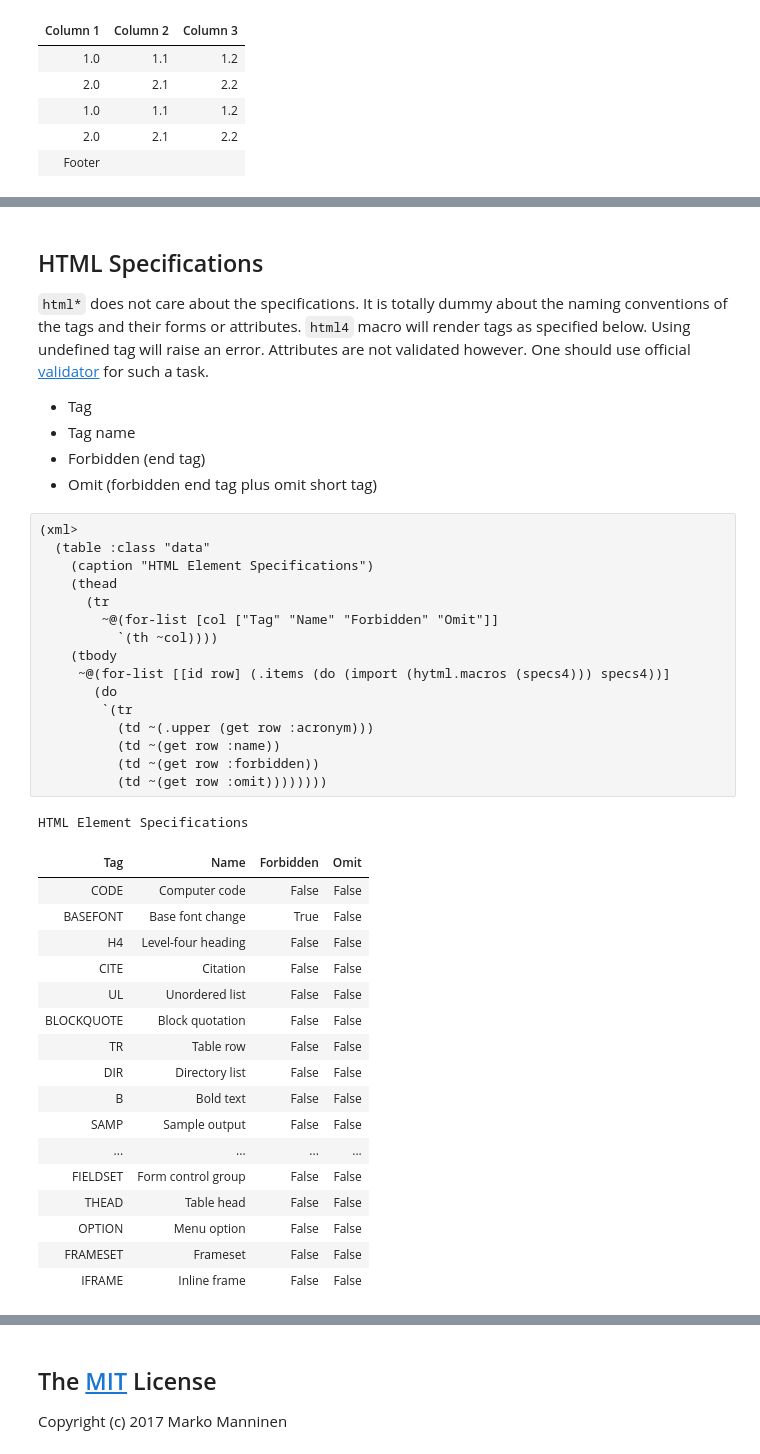
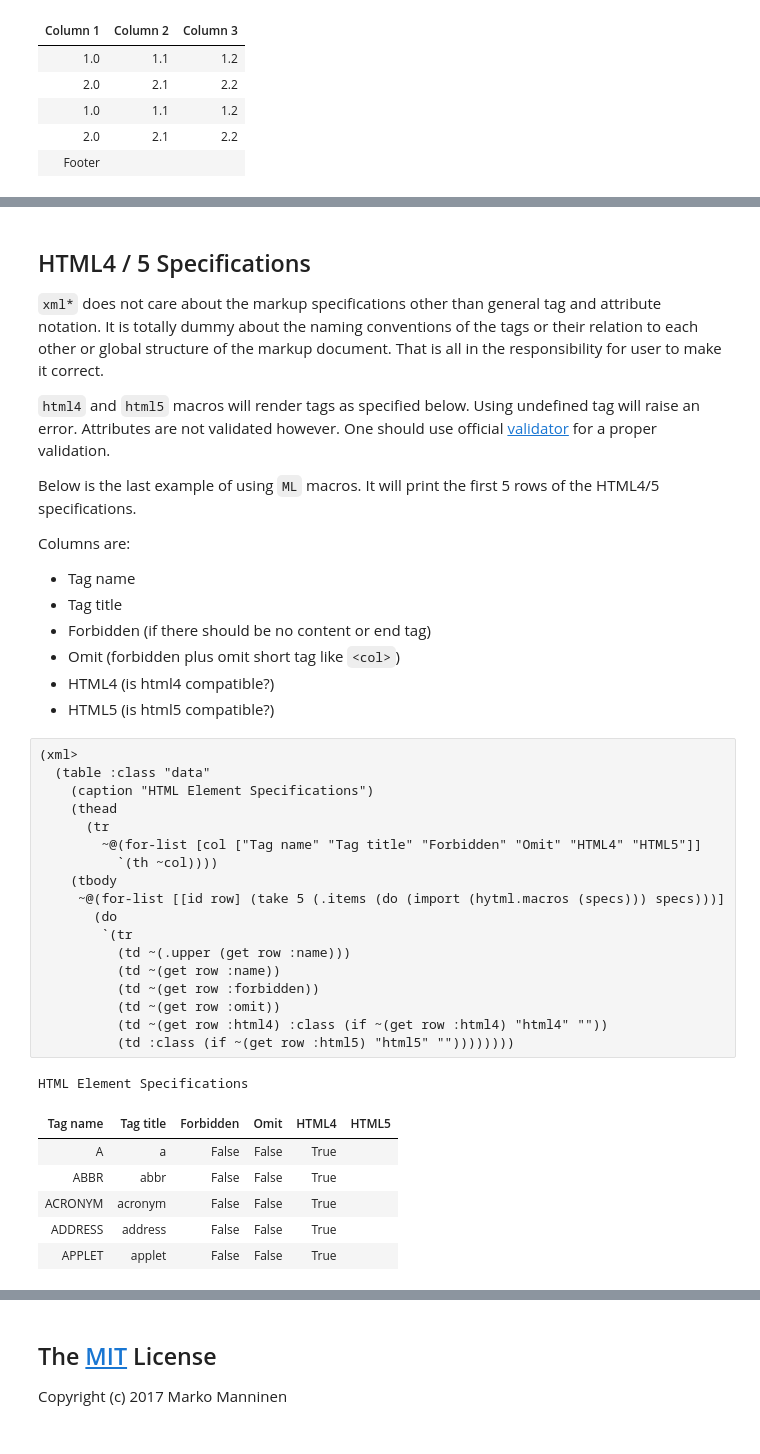
Before and after one commit to markomanninen/hytml, a Jupyter notebook: HyTML - HTML templator for Hy.ipynb, the cells around one changed output, grey strips where cells are left out. Saved outputs shown, nothing was run; the diff lists cells and outputs as text.

```diff
--- a/HyTML - HTML templator for Hy.ipynb
+++ b/HyTML - HTML templator for Hy.ipynb
@@ -172,46 +206,45 @@ We should of course be able to use external source for the html. Let's try with
 Contacts
 | Title | Name | Phone | Mr. | John | 07868785831 | Miss | Linda | 0141-2244-5566 | Master | Jack | ... |
 # %% [markdown]
-## HTML Specifications
+## HTML4 / 5 Specifications
 
-`html*` does not care about the specifications. It is totally dummy about the naming conventions of the tags and their forms or attributes. `html4` macro will render tags as specified below. Using undefined tag will raise an error. Attributes are not validated however. One should use official [validator](http://validator.w3.org/) for such a task.
+`xml*` does not care about the markup specifications other than general tag and attribute notation. It is totally dummy about the naming conventions of the tags or their relation to each other or global structure of the markup document. That is all in the responsibility for user to make it correct.
 
-- Tag
+`html4` and `html5` macros will render tags as specified below. Using undefined tag will raise an error. Attributes are not validated however. One should use official [validator](http://validator.w3.org/) for a proper validation.
+
+Below is the last example of using `ML` macros. It will print the first 5 rows of the HTML4/5 specifications.
+
+Columns are:
+
 - Tag name
-- Forbidden (end tag)
-- Omit (forbidden end tag plus omit short tag)
+- Tag title
+- Forbidden (if there should be no content or end tag)
+- Omit (forbidden plus omit short tag like `<col>`)
+- HTML4 (is html4 compatible?)
+- HTML5 (is html5 compatible?)
 # %%
 (xml>
   (table :class "data"
     (caption "HTML Element Specifications")
     (thead
       (tr
-        ~@(for-list [col ["Tag" "Name" "Forbidden" "Omit"]]
+        ~@(for-list [col ["Tag name" "Tag title" "Forbidden" "Omit" "HTML4" "HTML5"]]
           `(th ~col))))
     (tbody
-     ~@(for-list [[id row] (.items (do (import (hytml.macros (specs4))) specs4))]
+     ~@(for-list [[id row] (take 5 (.items (do (import (hytml.macros (specs))) specs)))]
        (do
         `(tr
-          (td ~(.upper (get row :acronym)))
+          (td ~(.upper (get row :name)))
           (td ~(get row :name))
           (td ~(get row :forbidden))
-          (td ~(get row :omit))))))))
+          (td ~(get row :omit))
+          (td ~(get row :html4) :class (if ~(get row :html4) "html4" ""))
+          (td :class (if ~(get row :html5) "html5" ""))))))))
 # %% [output]
 HTML Element Specifications
-| Tag | Name | Forbidden | Omit |
-| CODE | Computer code | False | False |
-| BASEFONT | Base font change | True | False |
-| H4 | Level-four heading | False | False |
-| CITE | Citation | False | False |
-| UL | Unordered list | False | False |
-| BLOCKQUOTE | Block quotation | False | False |
-| TR | Table row | False | False |
-| DIR | Directory list | False | False |
-| B | Bold text | False | False |
-| SAMP | Sample output | False | False |
-| ... | ... | ... | ... |
-| FIELDSET | Form control group | False | False |
-| THEAD | Table head | False | False |
-| OPTION | Menu option | False | False |
-| FRAMESET | Frameset | False | False |
-| IFRAME | Inline frame | False | False |
+| Tag name | Tag title | Forbidden | Omit | HTML4 | HTML5 |
+| A | a | False | False | True |  |
+| ABBR | abbr | False | False | True |  |
+| ACRONYM | acronym | False | False | True |  |
+| ADDRESS | address | False | False | True |  |
+| APPLET | applet | False | False | True |  |
```
Also changed, not shown: parts of 24 cells of this notebook.
